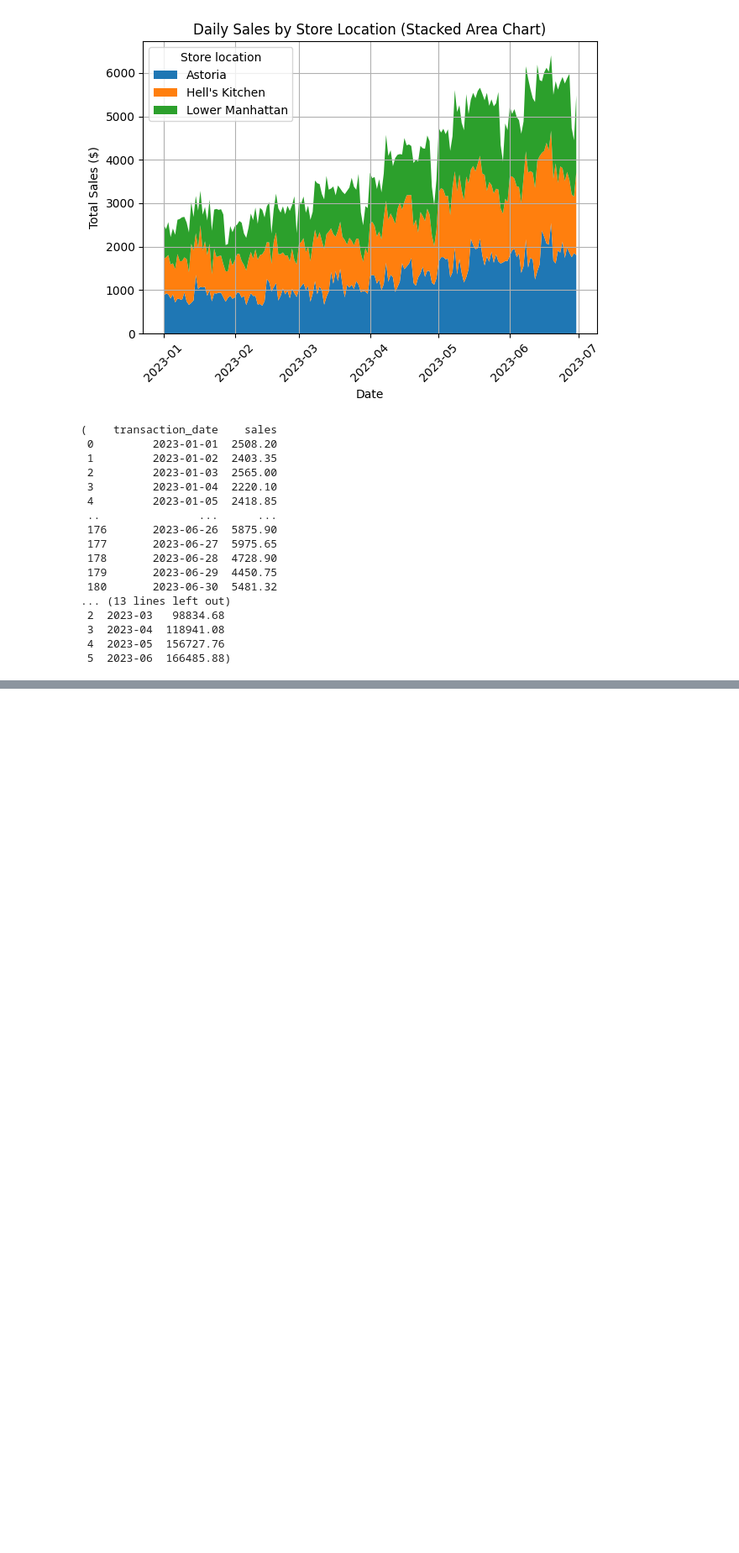
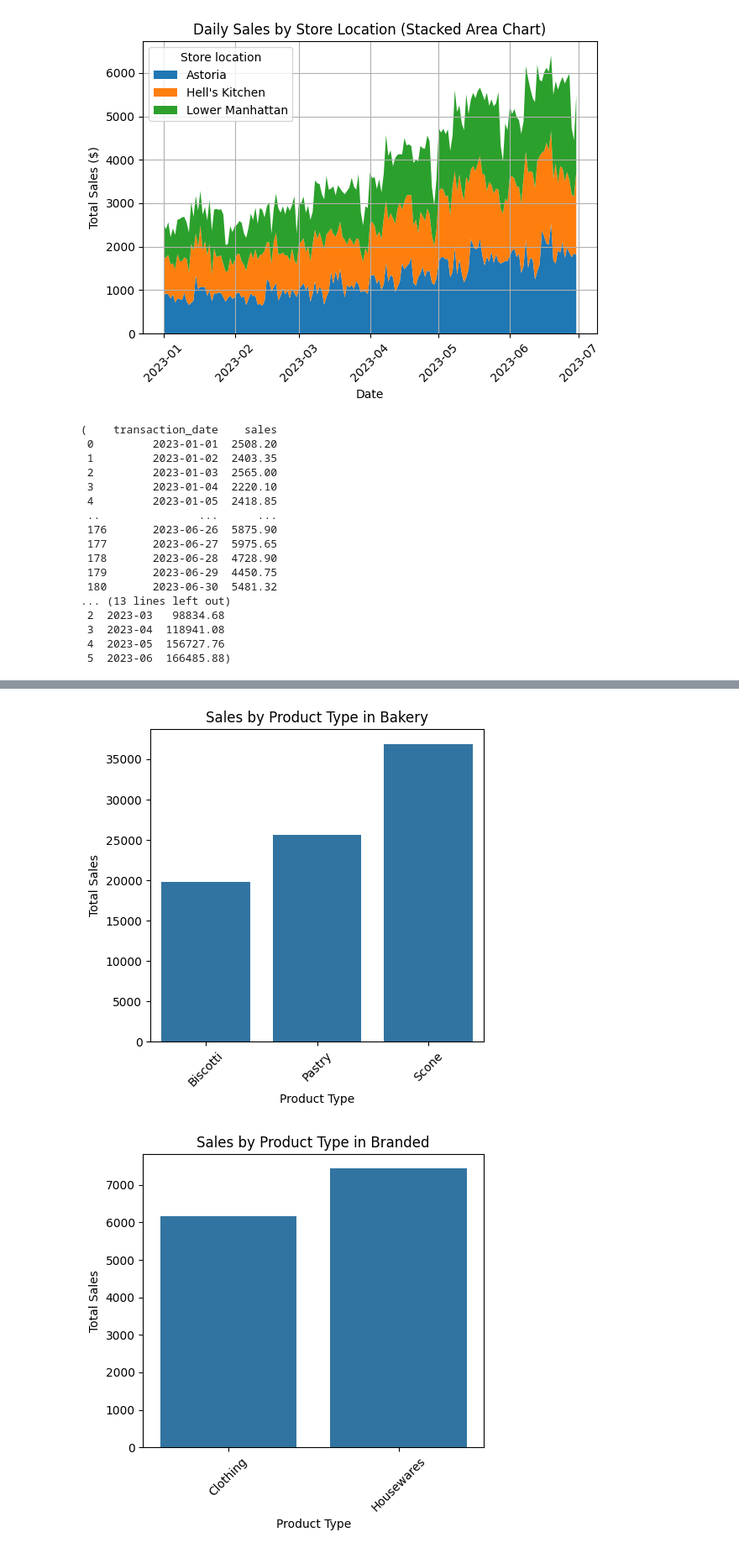
Before and after one commit to pgeneta/coffee_sales, a Jupyter notebook: coffee sales.ipynb, the cells around one changed output, grey strips where cells are left out. Shown: that part at 84% size. Saved outputs shown, nothing was run; the diff lists cells and outputs as text; code cells hidden in the pictures; blank space fills up the shorter version.

```diff
--- a/coffee sales.ipynb
+++ b/coffee sales.ipynb
@@ -189,0 +336,4 @@ daily_sales, weekly_sales, monthly_sales
+# %%
+#Product sales by type
+df_product_sales = df.groupby(['product_category', 'product_type'])['sales'].sum().reset_index()
+df_product_sales
@@ -189,0 +361,18 @@ daily_sales, weekly_sales, monthly_sales
+# %%
+categories = df_product_sales['product_category'].unique()
+
+for category in categories:
+    plt.figure(figsize=(5,5))
+    category_data = df_product_sales[df_product_sales['product_category'] == category]
+    sns.barplot(data=category_data, x= 'product_type', y= 'sales')
+
+    plt.title(f'Sales by Product Type in {category}')
+    plt.xlabel('Product Type')
+    plt.ylabel("Total Sales")
+    plt.xticks(rotation=45)
+
+    plt.tight_layout()
+    plt.show()
+# %% [output]
+[figure, added]
+[figure, added]
```
Also changed, not shown: parts of 11 cells of this notebook.
